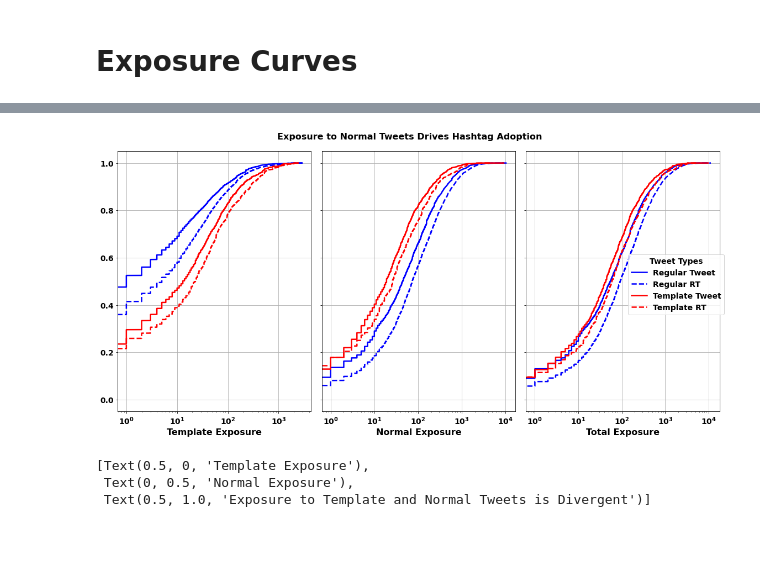
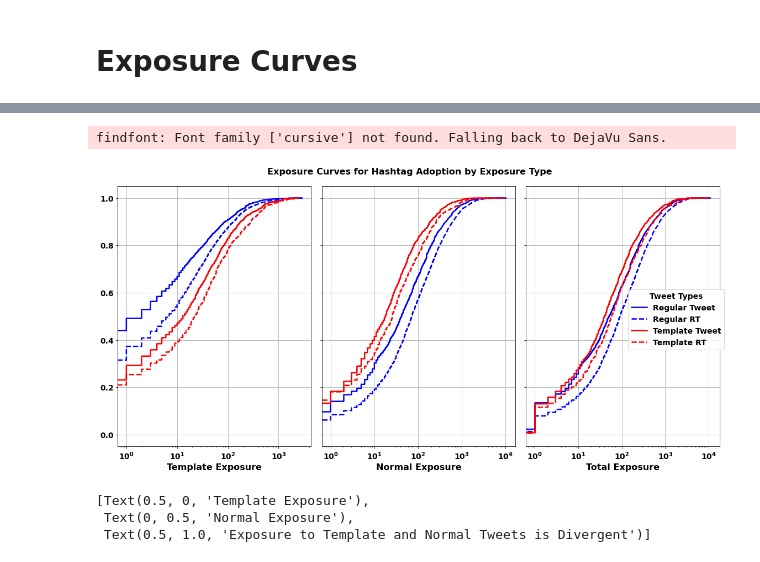
Before and after one commit to jschless/TwitterCoordination, a Jupyter notebook: THESIS_Preliminary_Findings.ipynb, the cells around one changed output, grey strips where cells are left out. Saved outputs shown, nothing was run; the diff lists cells and outputs as text; code cells hidden in the pictures.

```diff
--- a/THESIS_Preliminary_Findings.ipynb
+++ b/THESIS_Preliminary_Findings.ipynb
@@ -41,7 +53,7 @@ user_exposures['jharkhandwithmodi']
 # %%
 # load tweets labeled with exposures
-with open(os.path.join(TWITTER_DATA_DIR, 'exposure_results_n_users.pkl'), 'rb') as f:
-#with open(os.path.join(TWITTER_DATA_DIR, 'exposure_results.pkl'), 'rb') as f:
+#with open(os.path.join(TWITTER_DATA_DIR, 'exposure_results_n_users.pkl'), 'rb') as f:
+with open(os.path.join(TWITTER_DATA_DIR, 'exposure_results.pkl'), 'rb') as f:
     exposures = pickle.load(f)
 
 dfs = []
@@ -236,24 +255,25 @@ findfont: Font family ['cursive'] not found. Falling back to DejaVu Sans.
 # %%
 fig, axs = plt.subplots(1, 3, figsize=(16,8), sharey=True)
 exposure_types = ['template_exposure', 'normal_exposure', 'total_exposure']
 flag = 0 # for omitting labels
 for ax, exposure_type in zip(axs, exposure_types):
     for t, sty, lab in zip(types, styles, labels):
         if flag:
             lab = ''
         ecdf = ECDF(big_df.query(f'type == "{t}"')[exposure_type])
         ax.plot(ecdf.x, ecdf.y, sty, label=lab)
     ax.set_xlabel(' '.join([x.capitalize() for x in exposure_type.split('_')]))
     ax.set_xscale('log')
     ax.grid(True)
     flag = 1
 fig.legend(title='Tweet Types', loc='center right')
 #fig.suptitle('Campaign Hashtag Adoption by Exposure')
-fig.suptitle('Exposure to Normal Tweets Drives Hashtag Adoption')
+fig.suptitle('Exposure Curves for Hashtag Adoption by Exposure Type')
 fig.tight_layout()
 fig.savefig(os.path.join(ASSETS_DIR, 'exposure_curves.png'))
 # %% [output]
+findfont: Font family ['cursive'] not found. Falling back to DejaVu Sans.
-[figure, old version]
+[figure, new version]
 # %%
 fig, ax = plt.subplots()
 ax.scatter(big_df.template_exposure+1, big_df.normal_exposure+1, s=50, alpha=.6)
```
Also changed, not shown: parts of 12 cells of this notebook, 7 other files.
